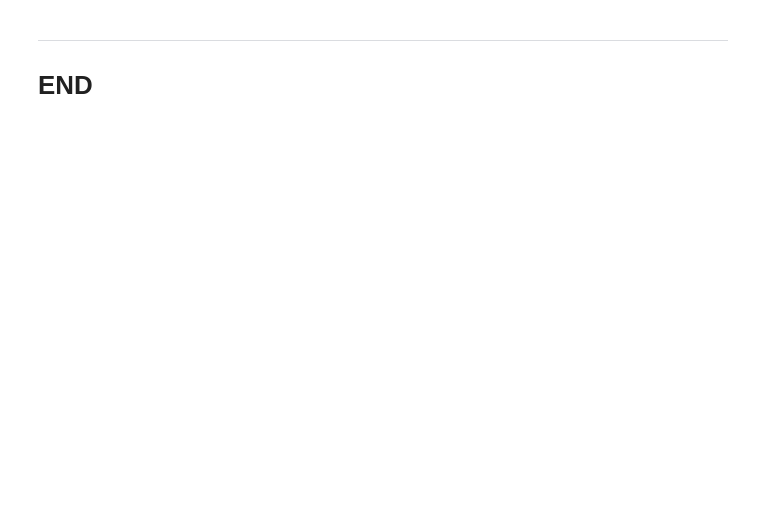
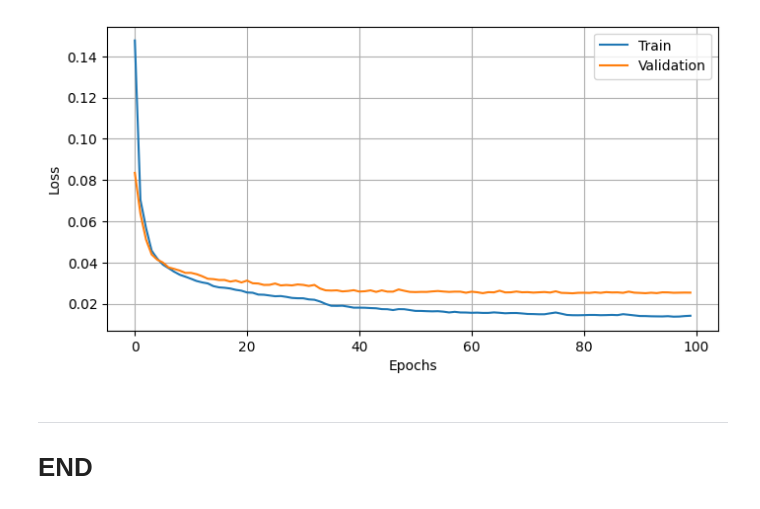
Before and after one commit to misaelmmorales/Placement-Control-Optim-CO2, a Jupyter notebook: SlopingAquiferSmall/slopingaquifer.ipynb, the cells around one changed output. Saved outputs shown, nothing was run; the diff lists cells and outputs as text; code cells hidden in the pictures; blank space fills up the shorter version.

```diff
--- a/SlopingAquiferSmall/slopingaquifer.ipynb
+++ b/SlopingAquiferSmall/slopingaquifer.ipynb
@@ -255,3 +131,15 @@ pd.DataFrame(fit.history).to_csv('pix2vid-v2.csv', index=False)
+# %%
+losses = pd.read_csv('pix2vid-v2.csv')
+plt.figure(figsize=(8,4))
+plt.plot(losses.index, losses['loss'], label='Train')
+plt.plot(losses.index, losses['val_loss'], label='Validation')
+plt.xlabel('Epochs')
+plt.ylabel('Loss')
+plt.legend()
+plt.grid(True, which='both')
+plt.show()
+# %% [output]
+[figure, added]
 # %% [markdown]
 ***
 # END
```
Also changed, not shown: parts of 14 cells of this notebook.
